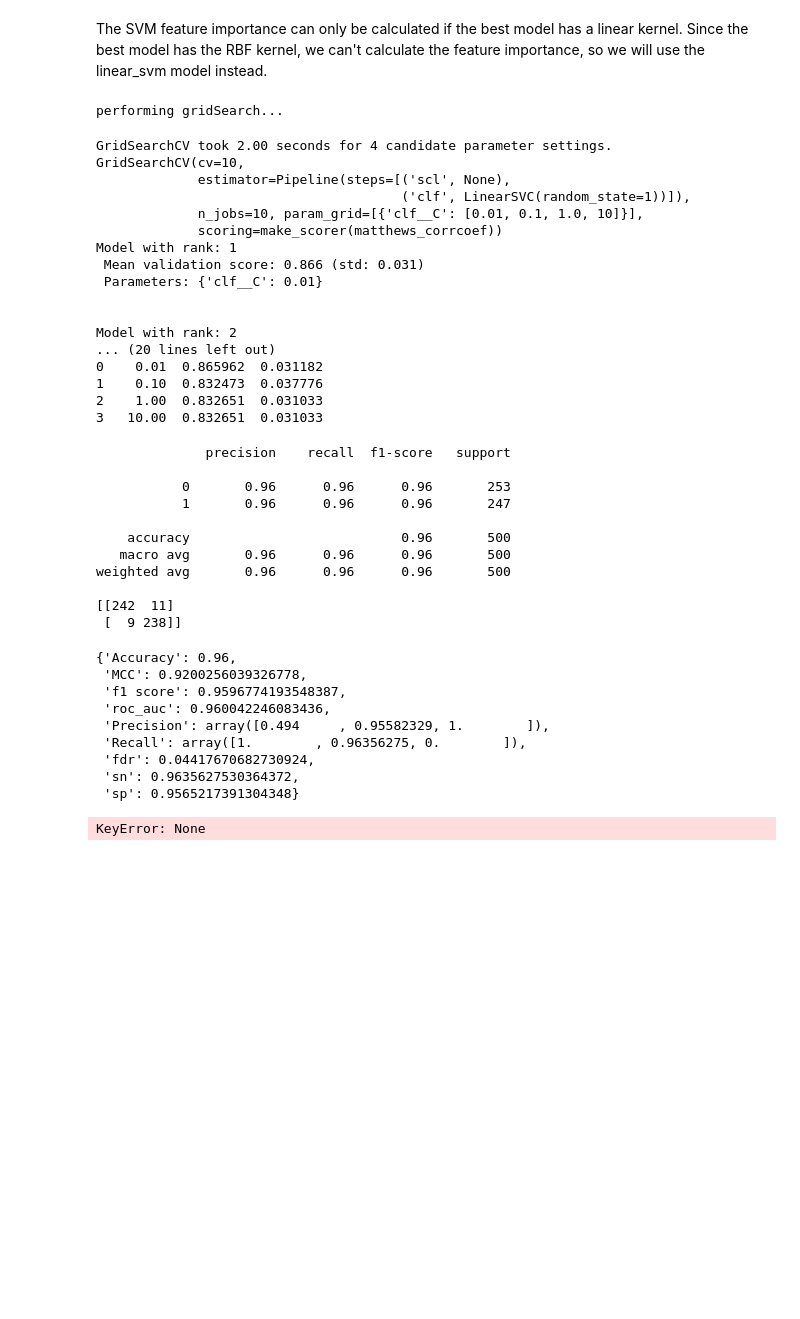
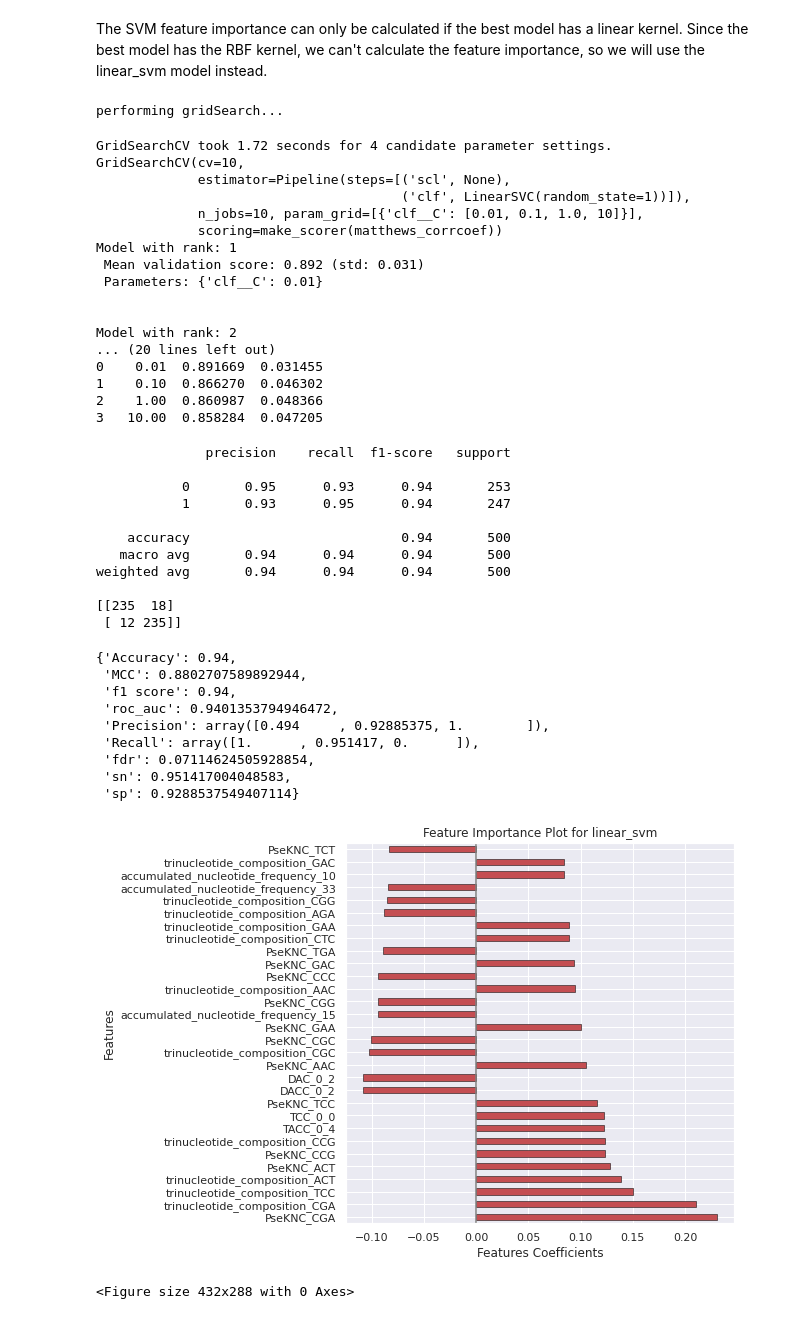
Before and after one commit to BioSystemsUM/propythia, a Jupyter notebook: src/propythia/DNA/descriptors/validate_descriptors.ipynb, the cells around one changed output. Drawn from its saved outputs; the diff is of its cells as text; code cells hidden in the pictures; blank space fills up the shorter version.

Commit message:
fix linear svm feature importance

```diff
--- a/src/propythia/DNA/descriptors/validate_descriptors.ipynb
+++ b/src/propythia/DNA/descriptors/validate_descriptors.ipynb
@@ -338,28 +340,27 @@ best_linear_svm_model = ml.train_best_model(
     model_name=None,
     model='linear_svm',
     score=make_scorer(matthews_corrcoef),
-    param_grid=None,
-    cv=10
+    param_grid=None
 )
 # %% [output]
 performing gridSearch...
-GridSearchCV took 2.00 seconds for 4 candidate parameter settings.
+GridSearchCV took 1.72 seconds for 4 candidate parameter settings.
 GridSearchCV(cv=10,
              estimator=Pipeline(steps=[('scl', None),
                                        ('clf', LinearSVC(random_state=1))]),
              n_jobs=10, param_grid=[{'clf__C': [0.01, 0.1, 1.0, 10]}],
              scoring=make_scorer(matthews_corrcoef))
 Model with rank: 1
- Mean validation score: 0.866 (std: 0.031)
+ Mean validation score: 0.892 (std: 0.031)
  Parameters: {'clf__C': 0.01}
 
 
 Model with rank: 2
 ... (20 lines left out)
-0    0.01  0.865962  0.031182
-1    0.10  0.832473  0.037776
-2    1.00  0.832651  0.031033
-3   10.00  0.832651  0.031033
+0    0.01  0.891669  0.031455
+1    0.10  0.866270  0.046302
+2    1.00  0.860987  0.048366
+3   10.00  0.858284  0.047205
 # %%
 scores, report, cm, cm2 = ml.score_testset(best_linear_svm_model)
 print(report)
@@ -368,33 +369,33 @@ scores
 # %% [output]
               precision    recall  f1-score   support
 
-           0       0.96      0.96      0.96       253
-           1       0.96      0.96      0.96       247
+           0       0.95      0.93      0.94       253
+           1       0.93      0.95      0.94       247
 
-    accuracy                           0.96       500
-   macro avg       0.96      0.96      0.96       500
-weighted avg       0.96      0.96      0.96       500
+    accuracy                           0.94       500
+   macro avg       0.94      0.94      0.94       500
+weighted avg       0.94      0.94      0.94       500
 
-[[242  11]
- [  9 238]]
+[[235  18]
+ [ 12 235]]
-{'Accuracy': 0.96,
- 'MCC': 0.9200256039326778,
- 'f1 score': 0.9596774193548387,
- 'roc_auc': 0.960042246083436,
- 'Precision': array([0.494     , 0.95582329, 1.        ]),
- 'Recall': array([1.        , 0.96356275, 0.        ]),
- 'fdr': 0.04417670682730924,
- 'sn': 0.9635627530364372,
- 'sp': 0.9565217391304348}
+{'Accuracy': 0.94,
+ 'MCC': 0.8802707589892944,
+ 'f1 score': 0.94,
+ 'roc_auc': 0.9401353794946472,
+ 'Precision': array([0.494     , 0.92885375, 1.        ]),
+ 'Recall': array([1.      , 0.951417, 0.      ]),
+ 'fdr': 0.07114624505928854,
+ 'sn': 0.951417004048583,
+ 'sp': 0.9288537549407114}
 # %%
-# df = ml.features_importances_df(classifier=best_linear_svm_model, model_name='linear_svm', top_features=30, column_to_sort=None)
-
-
 ml.features_importances_plot(
     classifier=best_linear_svm_model,
     model_name='linear_svm',
+    column_to_plot=0,
+    top_features=30,
     show=True,
     path_save=None
 )
 # %% [output]
+[figure, added]
-KeyError: None
+<Figure size 432x288 with 0 Axes>
```
Also changed, not shown: parts of 7 cells of this notebook.
